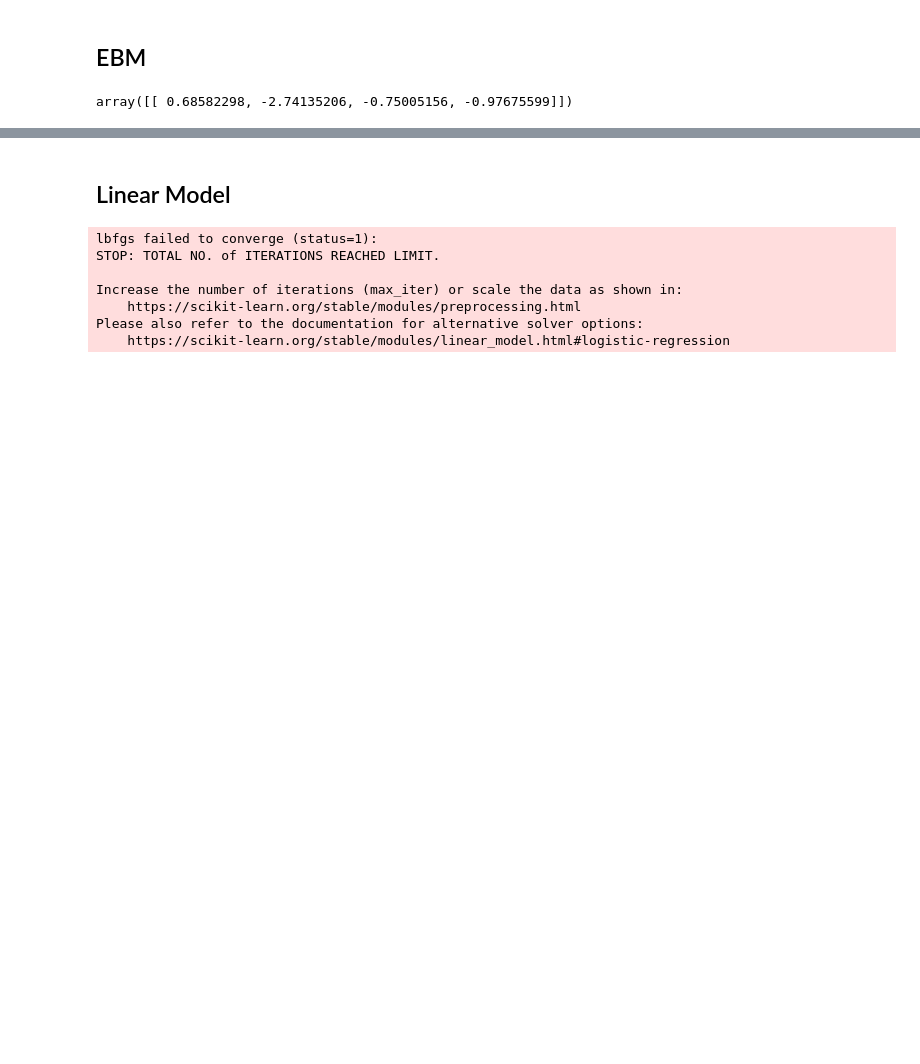
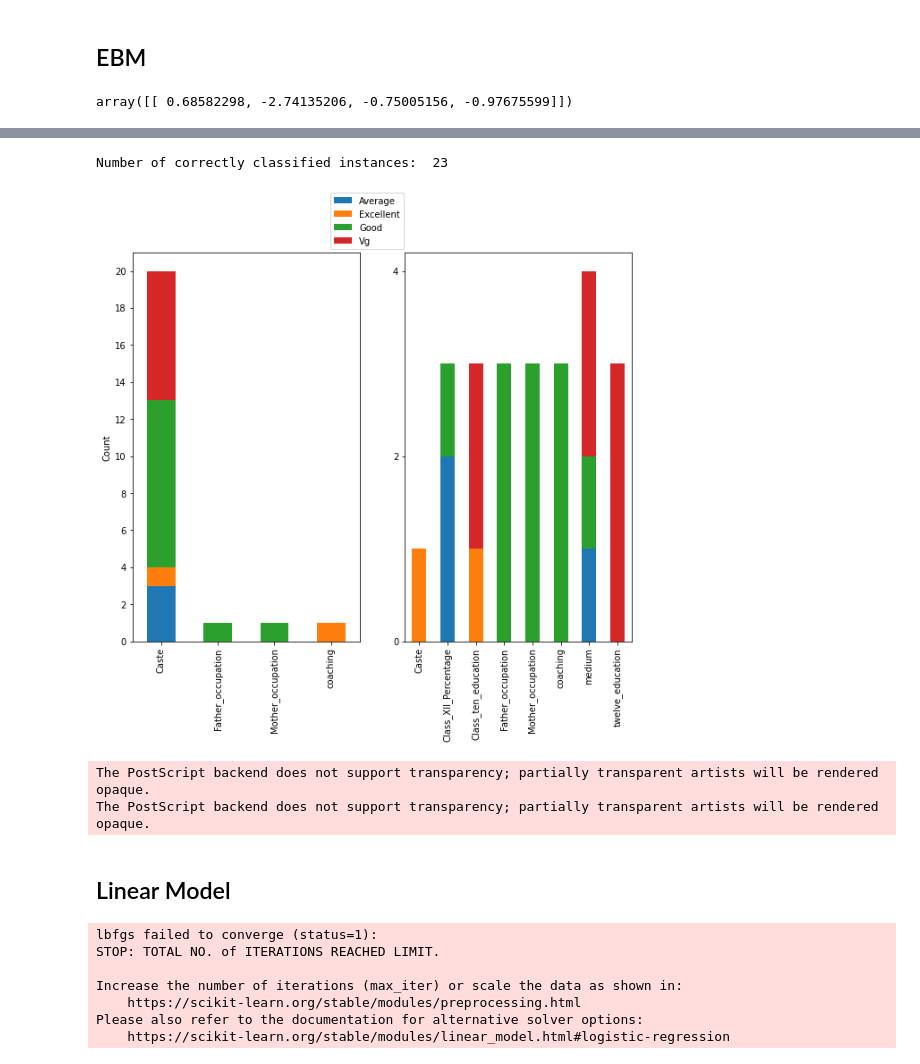
Before and after one commit to AmilaIndika789/Explainability_AI_Research, a Jupyter notebook: interpretML_glassbox.ipynb, the cells around one changed output, grey strips where cells are left out. Drawn from its saved outputs; the diff is of its cells as text; code cells hidden in the pictures; blank space fills up the shorter version.

Commit message:
included latest histogram code

```diff
--- a/interpretML_glassbox.ipynb
+++ b/interpretML_glassbox.ipynb
@@ -101,5 +101,45 @@ show(ebm_local)
 # %% [output]
 [interactive output not drawn]
+# %%
+dat_loc = ebm_local.data(-1)
+# %%
+count = 0
+feat_names = ['Gender',
+    'Caste',
+    'coaching',
+    'Class_ten_education',
+    'twelve_education',
+    'medium',
+    'Class_X_Percentage',
+    'Class_XII_Percentage',
+    'Father_occupation',
+    'Mother_occupation']
+classes = ['Average', 'Excellent', 'Good', 'Vg']
+tp = pd.DataFrame(columns=['Class','first_feat','second_feat'])
+for d in dat_loc['specific']:
+    actual_class = d['perf']['actual']
+    if actual_class==d['perf']['predicted']:
+        f2 = pd.DataFrame(d['scores'])[actual_class].nlargest(2)
+        tp = tp.append({'Class':classes[actual_class], 'first_feat':feat_names[f2.index[0]], 'second_feat':feat_names[f2.index[1]]},ignore_index=True)
+        count += 1
+print("Number of correctly classified instances: ", count)
+fr = tp[['Class','first_feat']].groupby(['first_feat','Class']).size().unstack(fill_value=0)
+sc = tp[['Class','second_feat']].groupby(['second_feat','Class']).size().unstack(fill_value=0)
+
+fig, axes = plt.subplots(nrows=1, ncols=2,figsize=(15,20))
+
+fr.plot(kind='bar',stacked=True,figsize=(10,8),ylabel='Count',xlabel='', ax=axes[0], legend=False, yticks=np.arange(0, fr.sum(axis=1).max()+1, step=2))
+sc.plot(kind='bar',stacked=True,figsize=(10,8),ylabel='',xlabel='', ax=axes[1], legend=False, yticks=np.arange(0, sc.sum(axis=1).max()+1, step=2))
+# plt.yticks(np.arange(0, fr.sum().sum(), step=2))
+handles, labels = ax.get_legend_handles_labels()
+fig.legend(handles, labels, loc='upper center')
+plt.show()
+fig.savefig('results-ebm/feat_histo.eps', format='eps')
+# %% [output]
+Number of correctly classified instances:  23
+[figure, added]
+The PostScript backend does not support transparency; partially transparent artists will be rendered opaque.
+The PostScript backend does not support transparency; partially transparent artists will be rendered opaque.
 # %% [markdown]
 ## Linear Model
 # %%
```
Also changed, not shown: parts of 2 cells of this notebook.
